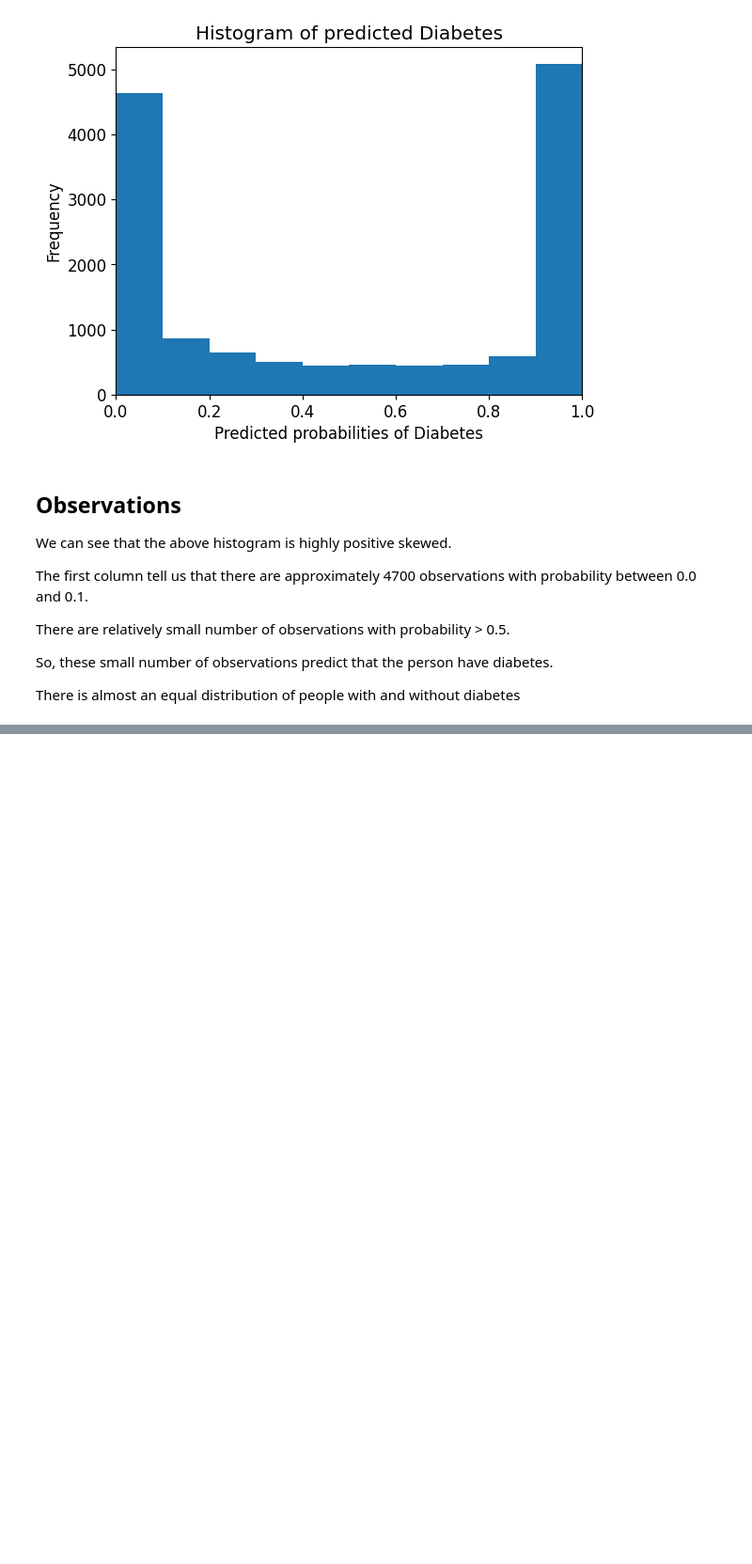
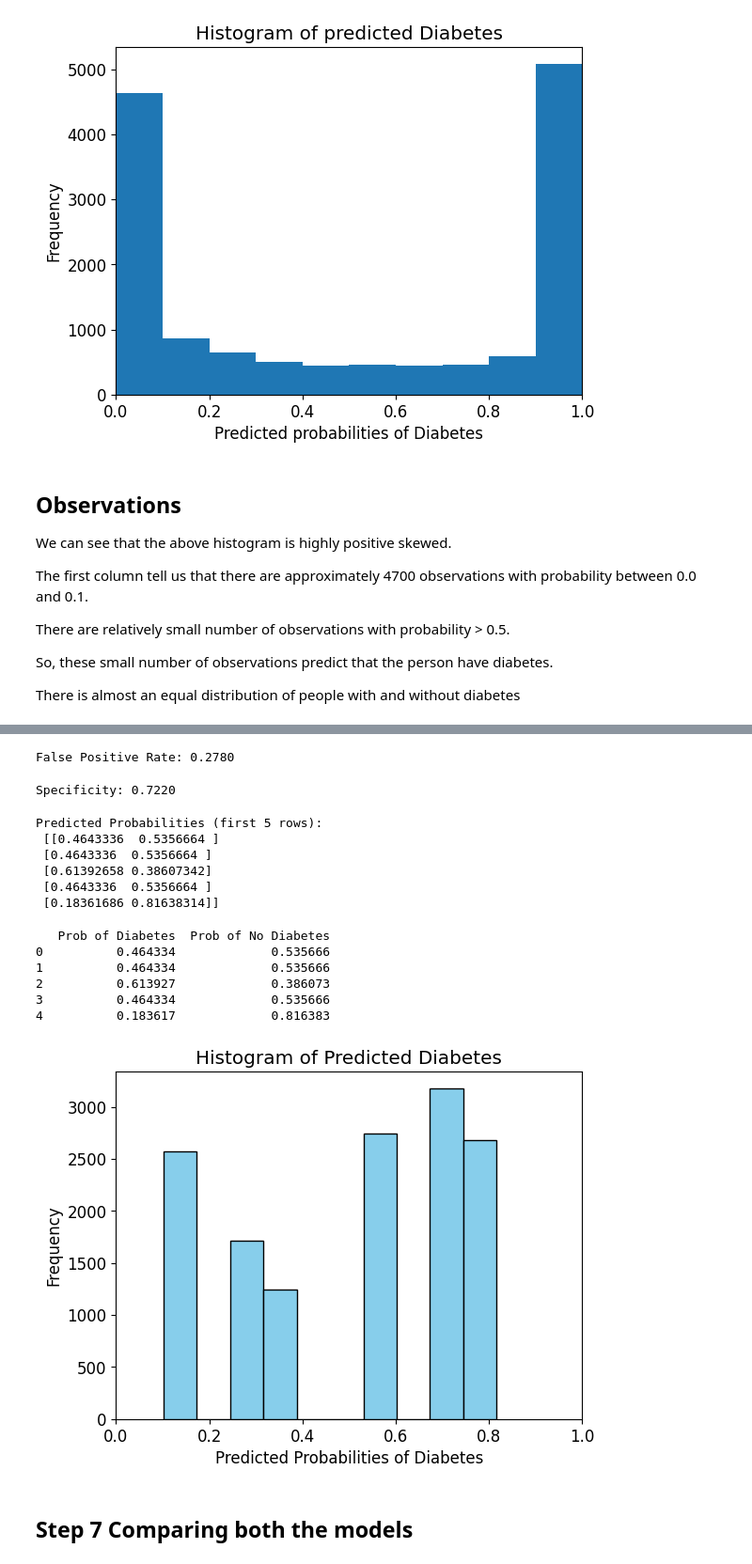
Before and after one commit to aarshabh/Diabetes-Prediction-Model, a Jupyter notebook: Term Project.ipynb, the cells around one changed output, grey strips where cells are left out. Shown at 94% size. Drawn from its saved outputs; the diff is of its cells as text; code cells hidden in the pictures; blank space fills up the shorter version.

```diff
--- a/Term Project.ipynb
+++ b/Term Project.ipynb
@@ -821,0 +917,49 @@ There is almost an equal distribution of people with and without diabetes
+# %%
+false_positive_rate = FP / float(FP + TN)
+print('False Positive Rate: {:.4f}'.format(false_positive_rate))
+# %% [output]
+False Positive Rate: 0.2780
+# %%
+specificity = TN / (TN + FP)
+print('Specificity: {:.4f}'.format(specificity))
+# %% [output]
+Specificity: 0.7220
+# %%
+y_pred_prob = dt.predict_proba(X_test)[0:5]
+print('Predicted Probabilities (first 5 rows):\n', y_pred_prob)
+# %% [output]
+Predicted Probabilities (first 5 rows):
+ [[0.4643336  0.5356664 ]
+ [0.4643336  0.5356664 ]
+ [0.61392658 0.38607342]
+ [0.4643336  0.5356664 ]
+ [0.18361686 0.81638314]]
+# %%
+y_pred_prob = dt.predict_proba(X_test)
+
+# Convert probabilities to a DataFrame
+y_pred_prob_df = pd.DataFrame(data=y_pred_prob, columns=['Prob of Diabetes', 'Prob of No Diabetes'])
+print(y_pred_prob_df.head())  # Display the first few rows
+# %% [output]
+   Prob of Diabetes  Prob of No Diabetes
+0          0.464334             0.535666
+1          0.464334             0.535666
+2          0.613927             0.386073
+3          0.464334             0.535666
+4          0.183617             0.816383
+# %%
+y_pred1 = y_pred_prob[:, 1]  # Probabilities for the class 'Diabetes'
+# %%
+import matplotlib.pyplot as plt
+
+plt.rcParams['font.size'] = 12
+plt.hist(y_pred1, bins=10, color='skyblue', edgecolor='black')
+plt.title('Histogram of Predicted Diabetes')
+plt.xlim(0, 1)
+plt.xlabel('Predicted Probabilities of Diabetes')
+plt.ylabel('Frequency')
+plt.show()
+# %% [output]
+[figure, added]
+# %% [markdown]
+## Step 7 Comparing both the models
```
Also changed, not shown: parts of 16 cells of this notebook.
